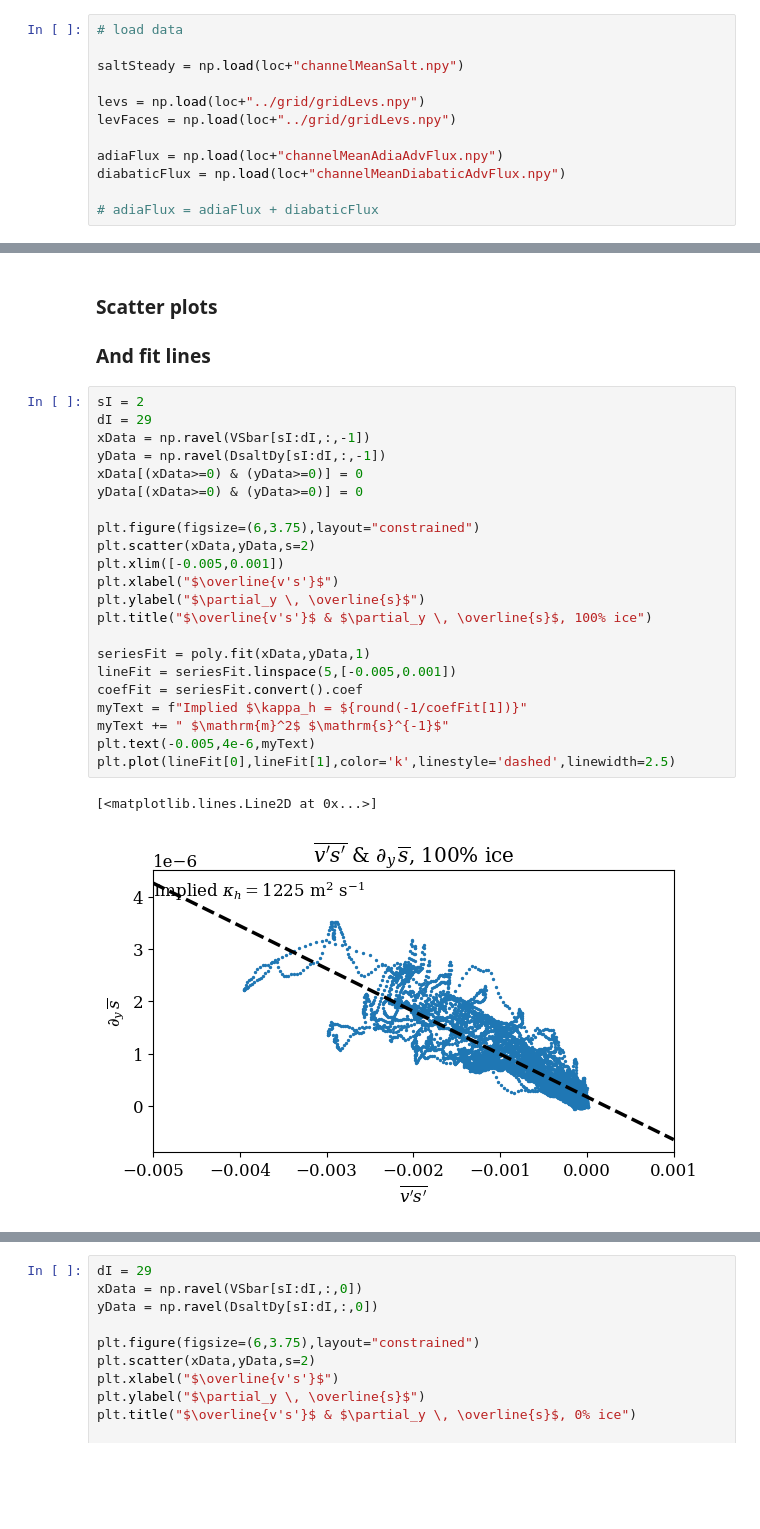
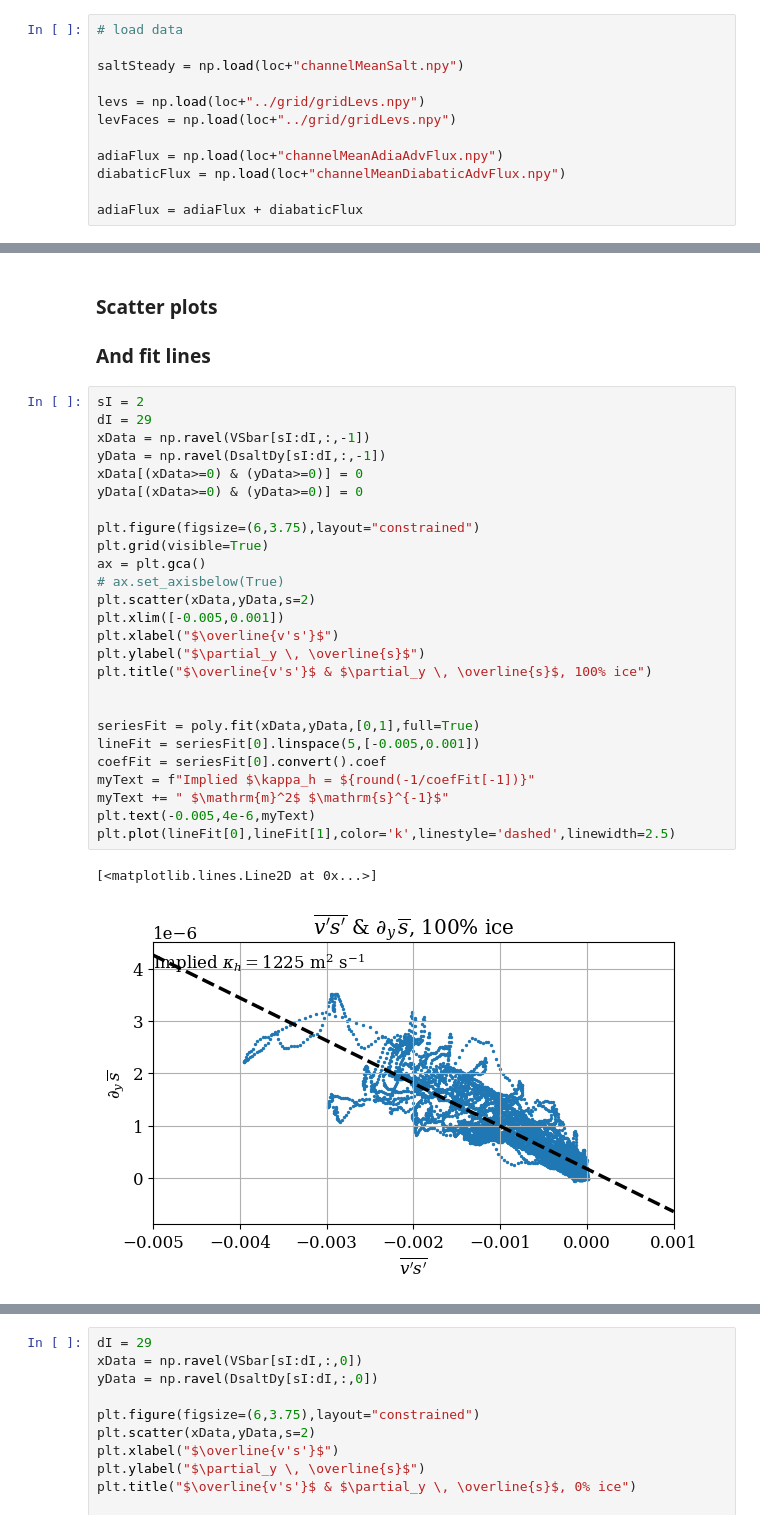
Before and after one commit to hmason13/ArcticMiddepthBI, a Jupyter notebook: analysis/officialFigScripts/acrossChannelDiffusivity.ipynb, the cells around one changed output, grey strips where cells are left out. Drawn from its saved outputs; the diff is of its cells as text; blank space fills up the shorter version.

```diff
--- a/analysis/acrossChannelDiffusivity.ipynb
+++ b/analysis/officialFigScripts/acrossChannelDiffusivity.ipynb
@@ -34,4 +34,4 @@ levFaces = np.load(loc+"../grid/gridLevs.npy")
 adiaFlux = np.load(loc+"channelMeanAdiaAdvFlux.npy")
 diabaticFlux = np.load(loc+"channelMeanDiabaticAdvFlux.npy")
 
-# adiaFlux = adiaFlux + diabaticFlux
+adiaFlux = adiaFlux + diabaticFlux
@@ -90,25 +97,29 @@ Text(0.5, 1.0, "$-\\overline{v's'} / \\partial_y \\overline{s}$, 40% concentrati
 # %%
 sI = 2
 dI = 29
 xData = np.ravel(VSbar[sI:dI,:,-1])
 yData = np.ravel(DsaltDy[sI:dI,:,-1])
 xData[(xData>=0) & (yData>=0)] = 0
 yData[(xData>=0) & (yData>=0)] = 0
 
 plt.figure(figsize=(6,3.75),layout="constrained")
+plt.grid(visible=True)
+ax = plt.gca()
+# ax.set_axisbelow(True)
 plt.scatter(xData,yData,s=2)
 plt.xlim([-0.005,0.001])
 plt.xlabel("$\overline{v's'}$")
 plt.ylabel("$\partial_y \, \overline{s}$")
 plt.title("$\overline{v's'}$ & $\partial_y \, \overline{s}$, 100% ice")
 
-seriesFit = poly.fit(xData,yData,1)
-lineFit = seriesFit.linspace(5,[-0.005,0.001])
-coefFit = seriesFit.convert().coef
-myText = f"Implied $\kappa_h = ${round(-1/coefFit[1])}"
+
+seriesFit = poly.fit(xData,yData,[0,1],full=True)
+lineFit = seriesFit[0].linspace(5,[-0.005,0.001])
+coefFit = seriesFit[0].convert().coef
+myText = f"Implied $\kappa_h = ${round(-1/coefFit[-1])}"
 myText += " $\mathrm{m}^2$ $\mathrm{s}^{-1}$"
 plt.text(-0.005,4e-6,myText)
 plt.plot(lineFit[0],lineFit[1],color='k',linestyle='dashed',linewidth=2.5)
 # %% [output]
 [<matplotlib.lines.Line2D at 0x...>]
-[figure, old version]
+[figure, new version]
```
Also changed, not shown: parts of 2 cells of this notebook, 5 other files.
